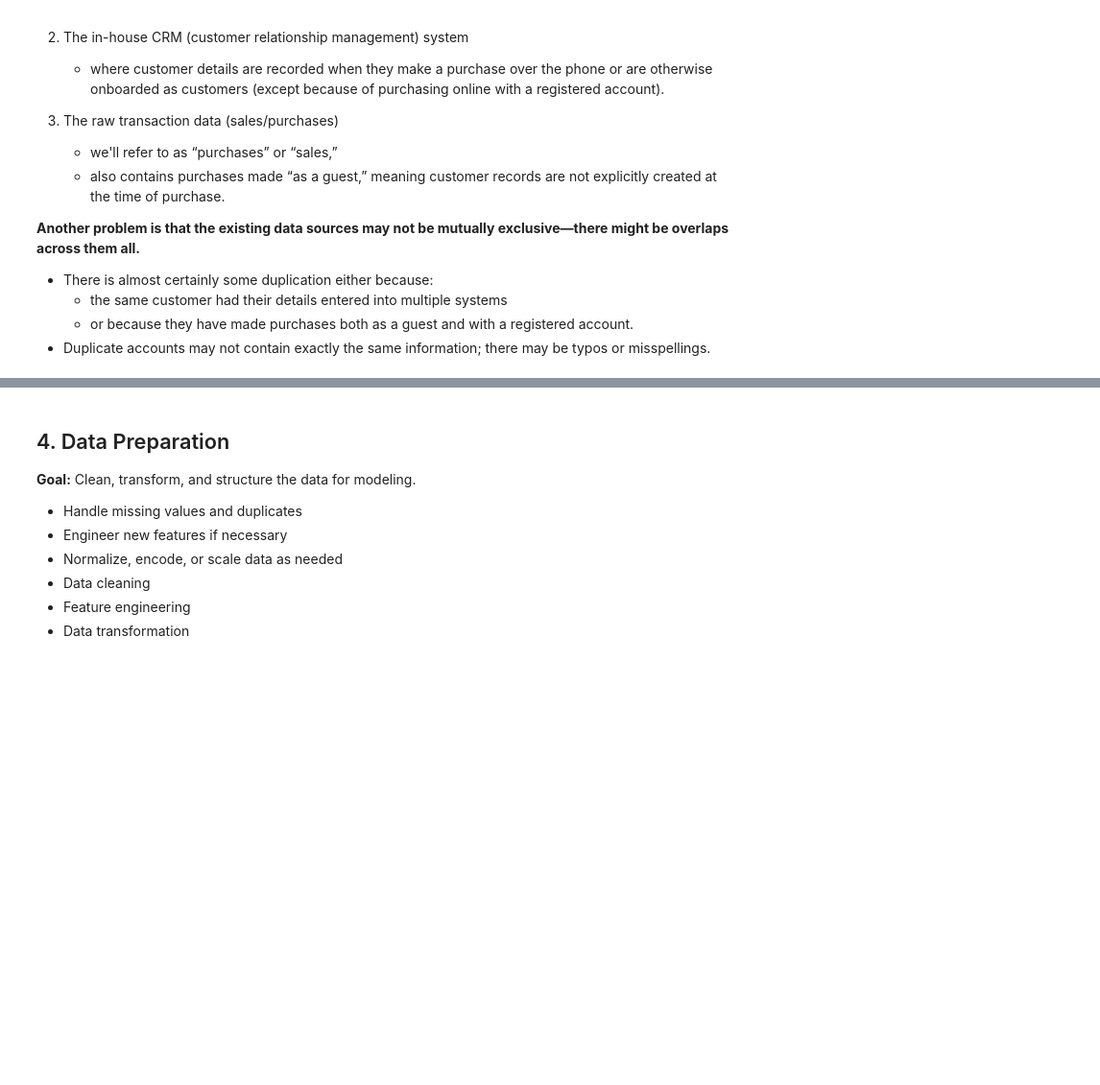
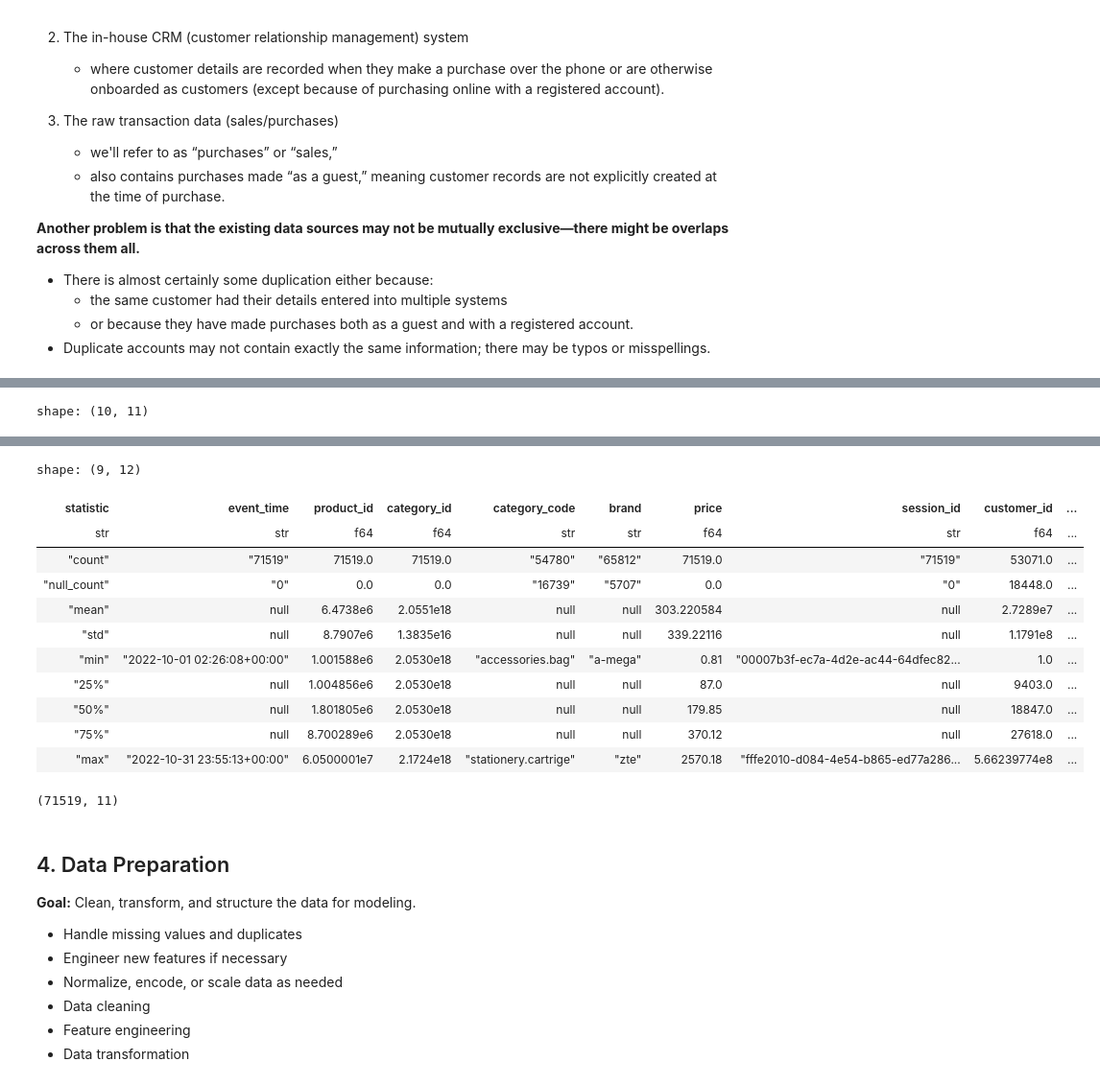
Before and after one commit to chrispaynes/OSDSC-Portfolio, a Jupyter notebook: analytics/customer_identification/main.ipynb, the cells around one changed output, grey strips where cells are left out. Shown at 96% size. Cells and saved outputs as stored; diff of their text form; code cells hidden in the pictures; blank space fills up the shorter version.

Commit message:
begins customer ident - EDA

```diff
--- a/analytics/customer_identification/main.ipynb
+++ b/analytics/customer_identification/main.ipynb
@@ -6,0 +10,5 @@
+# %%
+pl.Config.set_tbl_rows(100)
+pl.Config.set_tbl_cols(100)
+pl.Config.set_fmt_str_lengths(500)
+pl.Config.set_tbl_width_chars(200)
@@ -6,0 +17,4 @@
+# %%
+crm_eda_df = pl.read_csv("./data/crm_export.csv")
+customers_eda_df = pl.read_csv("./data/customer_database.csv")
+purchases_eda_df = pl.read_csv("./data/purchases.csv")
@@ -68,0 +221,6 @@ However, before they do any serious analysis, they need to be able to count thei
+# %%
+display(purchases_eda_df.head(10))
+display(purchases_eda_df.describe())
+display(purchases_eda_df.shape)
+# %% [output]
+shape: (10, 11)
@@ -69,3 +239,16 @@ However, before they do any serious analysis, they need to be able to count thei
+shape: (9, 12)
+| statistic | event_time | product_id | category_id | category_code | brand | price | session_id | customer_id | ... |
+| str | str | f64 | f64 | str | str | f64 | str | f64 | ... |
+| "count" | "71519" | 71519.0 | 71519.0 | "54780" | "65812" | 71519.0 | "71519" | 53071.0 | ... |
+| "null_count" | "0" | 0.0 | 0.0 | "16739" | "5707" | 0.0 | "0" | 18448.0 | ... |
+| "mean" | null | 6.4738e6 | 2.0551e18 | null | null | 303.220584 | null | 2.7289e7 | ... |
+| "std" | null | 8.7907e6 | 1.3835e16 | null | null | 339.22116 | null | 1.1791e8 | ... |
+| "min" | "2022-10-01 02:26:08+00:00" | 1.001588e6 | 2.0530e18 | "accessories.bag" | "a-mega" | 0.81 | "00007b3f-ec7a-4d2e-ac44-64dfec82... | 1.0 | ... |
+| "25%" | null | 1.004856e6 | 2.0530e18 | null | null | 87.0 | null | 9403.0 | ... |
+| "50%" | null | 1.801805e6 | 2.0530e18 | null | null | 179.85 | null | 18847.0 | ... |
+| "75%" | null | 8.700289e6 | 2.0530e18 | null | null | 370.12 | null | 27618.0 | ... |
+| "max" | "2022-10-31 23:55:13+00:00" | 6.0500001e7 | 2.1724e18 | "stationery.cartrige" | "zte" | 2570.18 | "fffe2010-d084-4e54-b865-ed77a286... | 5.66239774e8 | ... |
+(71519, 11)
 # %% [markdown]
 ## 4. Data Preparation
 **Goal:** Clean, transform, and structure the data for modeling.
```
Also changed, not shown: parts of 17 cells of this notebook.
